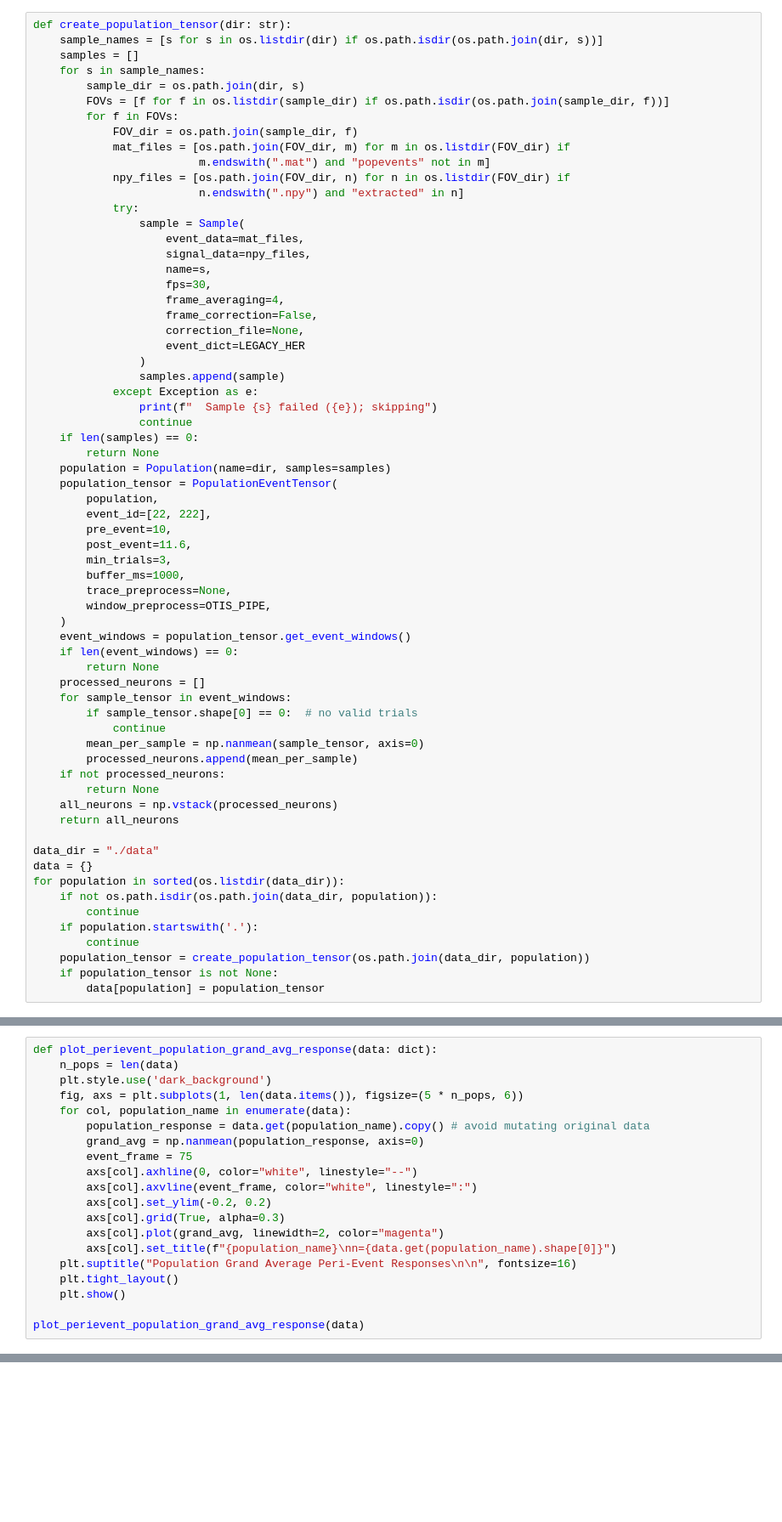
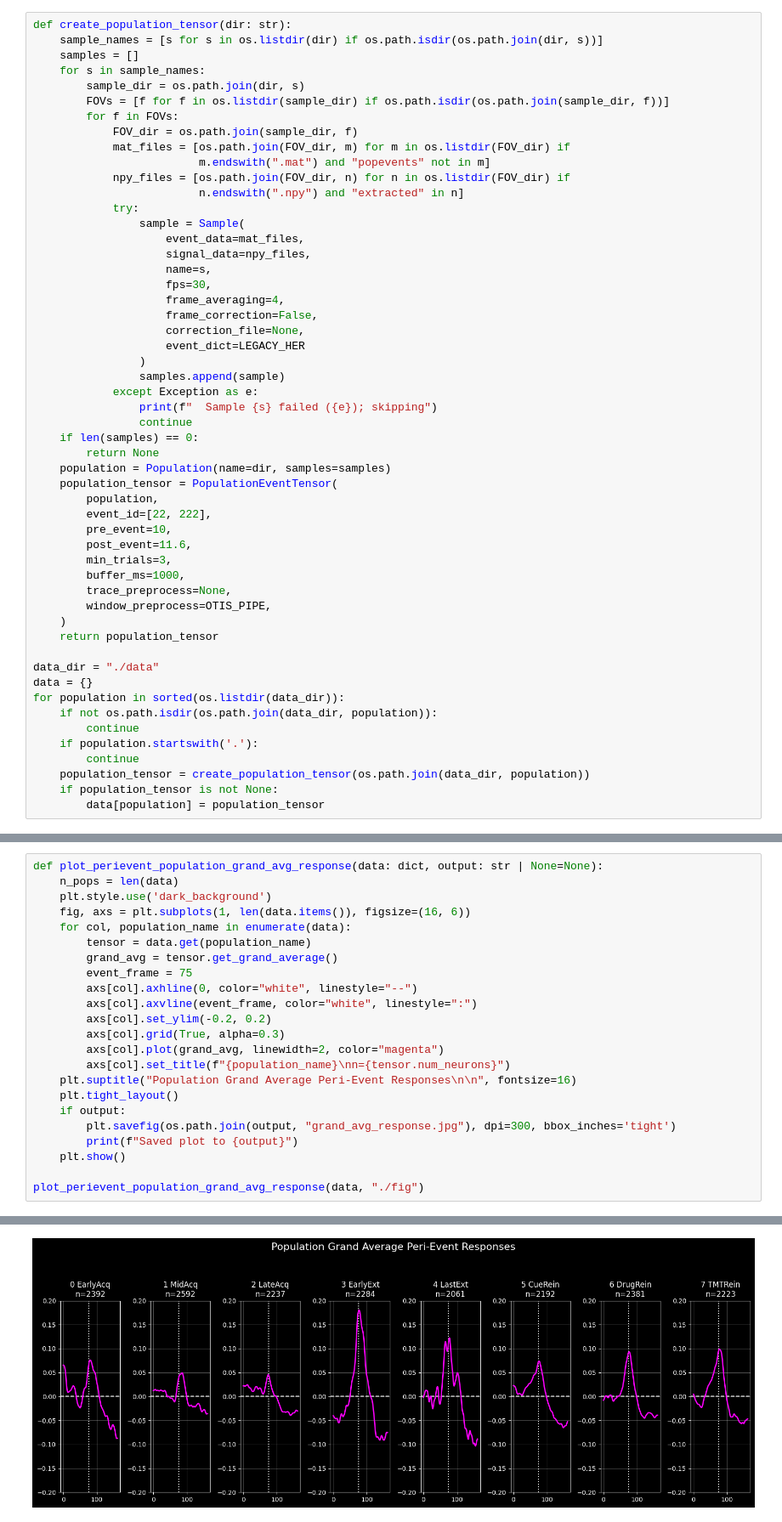
Before and after one commit to thejoshbq/PFC-Self-Admin, a Jupyter notebook: PFC_Self-Admin_Analysis.ipynb, the cells around one changed output, grey strips where cells are left out. Shown at 85% size. Drawn from its saved outputs; the diff is of its cells as text; blank space fills up the shorter version.

```diff
--- a/PFC_Self-Admin_Analysis.ipynb
+++ b/PFC_Self-Admin_Analysis.ipynb
@@ -78,19 +78,7 @@ def create_population_tensor(dir: str):
         trace_preprocess=None,
         window_preprocess=OTIS_PIPE,
     )
-    event_windows = population_tensor.get_event_windows()
-    if len(event_windows) == 0:
-        return None
-    processed_neurons = []
-    for sample_tensor in event_windows:
-        if sample_tensor.shape[0] == 0:  # no valid trials
-            continue
-        mean_per_sample = np.nanmean(sample_tensor, axis=0)
-        processed_neurons.append(mean_per_sample)
-    if not processed_neurons:
-        return None
-    all_neurons = np.vstack(processed_neurons)
-    return all_neurons
+    return population_tensor
 
 data_dir = "./data"
 data = {}
@@ -105,20 +202,24 @@ for population in sorted(os.listdir(data_dir)):
 # %%
-def plot_perievent_population_grand_avg_response(data: dict):
+def plot_perievent_population_grand_avg_response(data: dict, output: str | None=None):
     n_pops = len(data)
     plt.style.use('dark_background')
-    fig, axs = plt.subplots(1, len(data.items()), figsize=(5 * n_pops, 6))
+    fig, axs = plt.subplots(1, len(data.items()), figsize=(16, 6))
     for col, population_name in enumerate(data):
-        population_response = data.get(population_name).copy() # avoid mutating original data
-        grand_avg = np.nanmean(population_response, axis=0)
+        tensor = data.get(population_name)
+        grand_avg = tensor.get_grand_average()
         event_frame = 75
         axs[col].axhline(0, color="white", linestyle="--")
         axs[col].axvline(event_frame, color="white", linestyle=":")
         axs[col].set_ylim(-0.2, 0.2)
         axs[col].grid(True, alpha=0.3)
         axs[col].plot(grand_avg, linewidth=2, color="magenta")
-        axs[col].set_title(f"{population_name}\nn={data.get(population_name).shape[0]}")
+        axs[col].set_title(f"{population_name}\nn={tensor.num_neurons}")
     plt.suptitle("Population Grand Average Peri-Event Responses\n\n", fontsize=16)
     plt.tight_layout()
+    if output:
+        plt.savefig(os.path.join(output, "grand_avg_response.jpg"), dpi=300, bbox_inches='tight')
+        print(f"Saved plot to {output}")
     plt.show()
 
-plot_perievent_population_grand_avg_response(data)
+plot_perievent_population_grand_avg_response(data, "./fig")
+# %% [output]
@@ -125 +227,2 @@ plot_perievent_population_grand_avg_response(data)
+[figure, added]
 # %%
```
Also changed, not shown: parts of 5 cells of this notebook, 1 other file.
